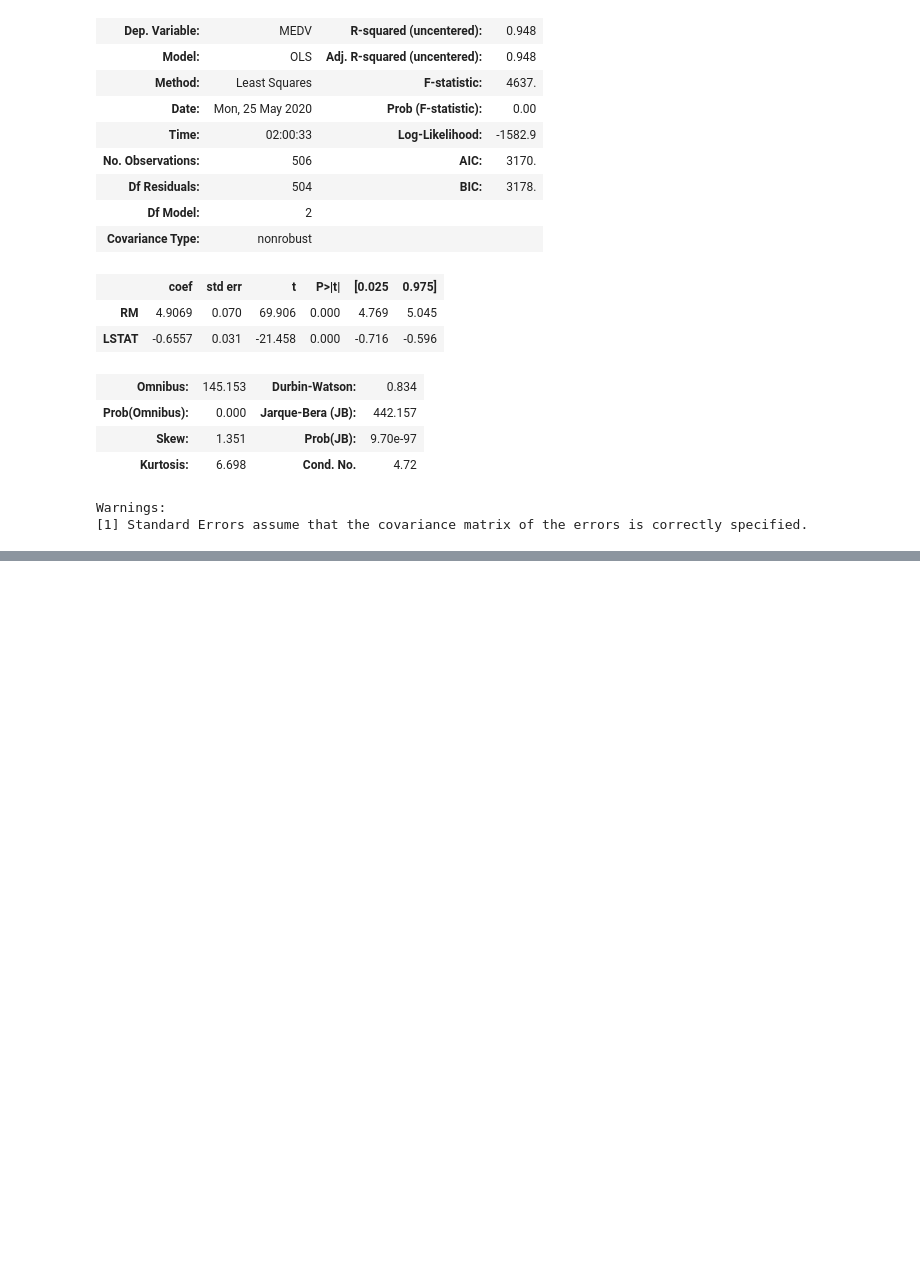
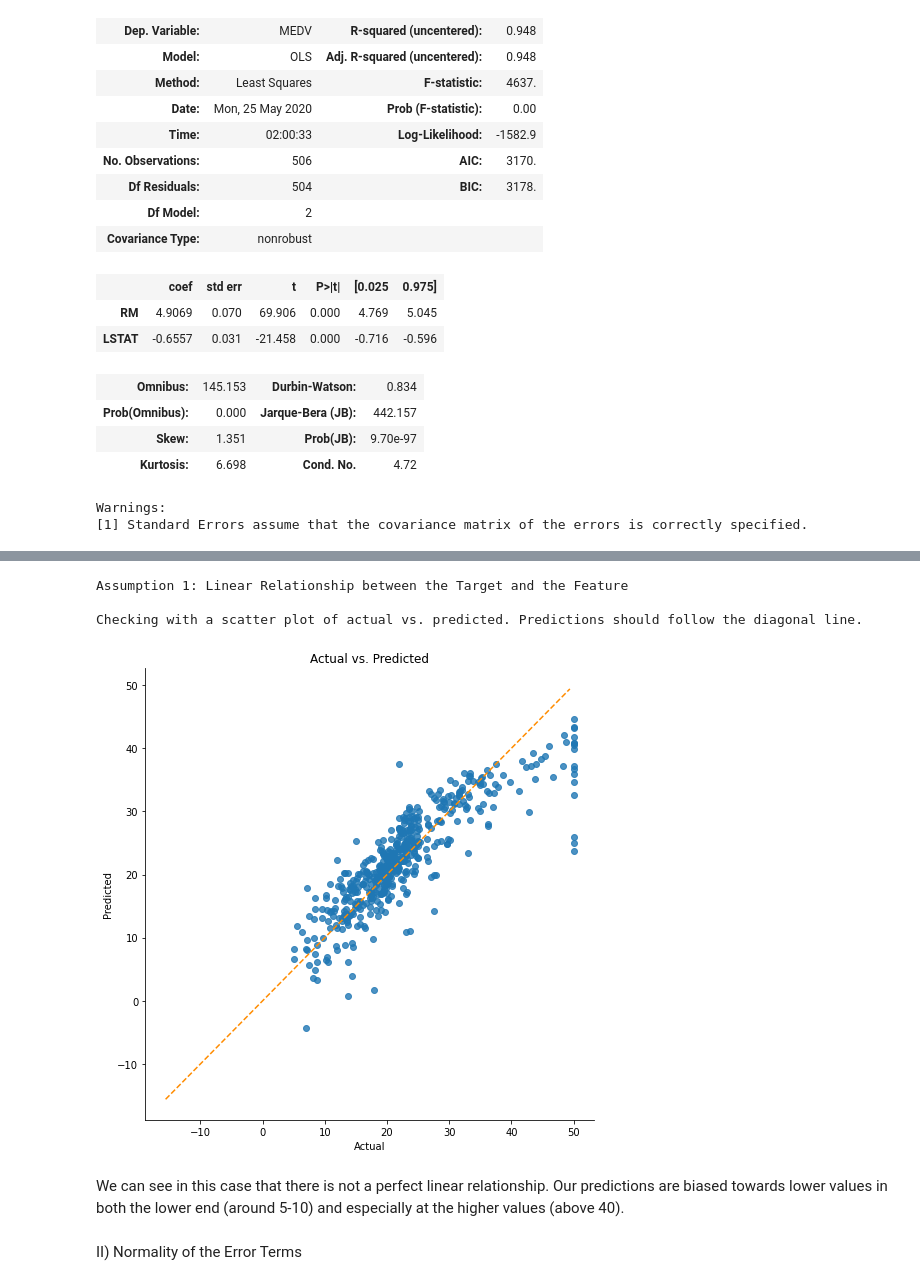
Before and after one commit to chandra-sekar-1983/RegressionAnalysis, a Jupyter notebook: RegressionUsingStatspackage.ipynb, the cells around one changed output, grey strips where cells are left out. Cells and saved outputs as stored; diff of their text form; code cells hidden in the pictures; blank space fills up the shorter version.

```diff
--- a/RegressionUsingStatspackage.ipynb
+++ b/RegressionUsingStatspackage.ipynb
@@ -129,0 +288,11 @@ Warnings:
+# %%
+linear_assumption(boston_model, boston.data, boston.target)
+# %% [output]
+Assumption 1: Linear Relationship between the Target and the Feature
+
+Checking with a scatter plot of actual vs. predicted. Predictions should follow the diagonal line.
+[figure, added]
+# %% [markdown]
+We can see in this case that there is not a perfect linear relationship. Our predictions are biased towards lower values in both the lower end (around 5-10) and especially at the higher values (above 40).
+# %% [markdown]
+II) Normality of the Error Terms
```
Also changed, not shown: parts of 38 cells of this notebook.
